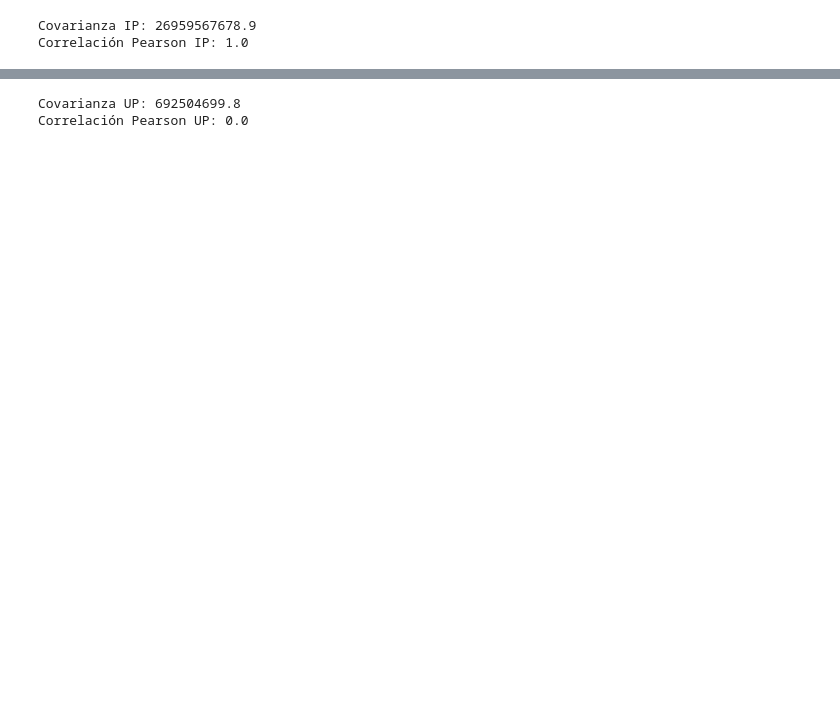
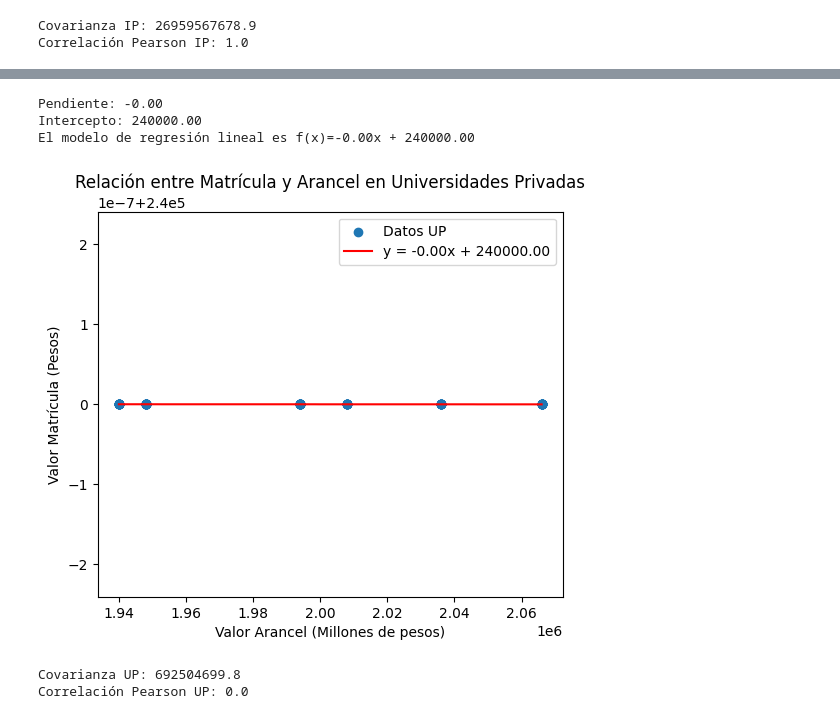
Before and after one commit to danibhern/estadistica, a Jupyter notebook: Examen practico (Preguntas).ipynb, the cells around one changed output, grey strips where cells are left out. Cells and saved outputs as stored; diff of their text form; code cells hidden in the pictures; blank space fills up the shorter version.

```diff
--- a/Examen practico (Preguntas).ipynb
+++ b/Examen practico (Preguntas).ipynb
@@ -78,3 +165,31 @@ Correlación Pearson UP: 1.0
+# %%
+Tipoinstitucion_UP = df[df['TIPO DE INSTITUCION'] == 'Universidades Privadas']
+
+v_indep = Tipoinstitucion_UP['VALOR ARANCEL (PESOS)']
+v_depen = Tipoinstitucion_UP['VALOR MATRICULA (PESOS)']
+
+modelo = np.polyfit(v_indep, v_depen, 1)
+pendiente, intercepto = modelo
+
+print(f'Pendiente: {pendiente:.2f}\nIntercepto: {intercepto:.2f}')
+print(f'El modelo de regresión lineal es f(x)={pendiente:.2f}x + {intercepto:.2f}')
+
+# Gráfico
+fig, ax = plt.subplots(figsize=(6, 5))
+ax.scatter(v_indep, v_depen, label='Datos UP')
+x_seq = np.linspace(min(v_indep), max(v_indep), 100)
+ax.plot(x_seq, pendiente * x_seq + intercepto, color='red', label=f'y = {pendiente:.2f}x + {intercepto:.2f}')
+ax.set_title('Relación entre Matrícula y Arancel en Universidades Privadas')
+ax.set_xlabel('Valor Arancel (Millones de pesos)')
+ax.set_ylabel('Valor Matrícula (Pesos)')
+ax.legend()
+
+plt.show()
+# %% [output]
+Pendiente: -0.00
+Intercepto: 240000.00
+El modelo de regresión lineal es f(x)=-0.00x + 240000.00
+[figure, added]
 # %%
 # Filtro las filas que correspondan a Universidades CRUCH
 Tipoinstitucion_CRUCH = df[df['TIPO DE INSTITUCION'] == 'Universidades CRUCH']
```
Also changed, not shown: parts of 5 cells of this notebook.
